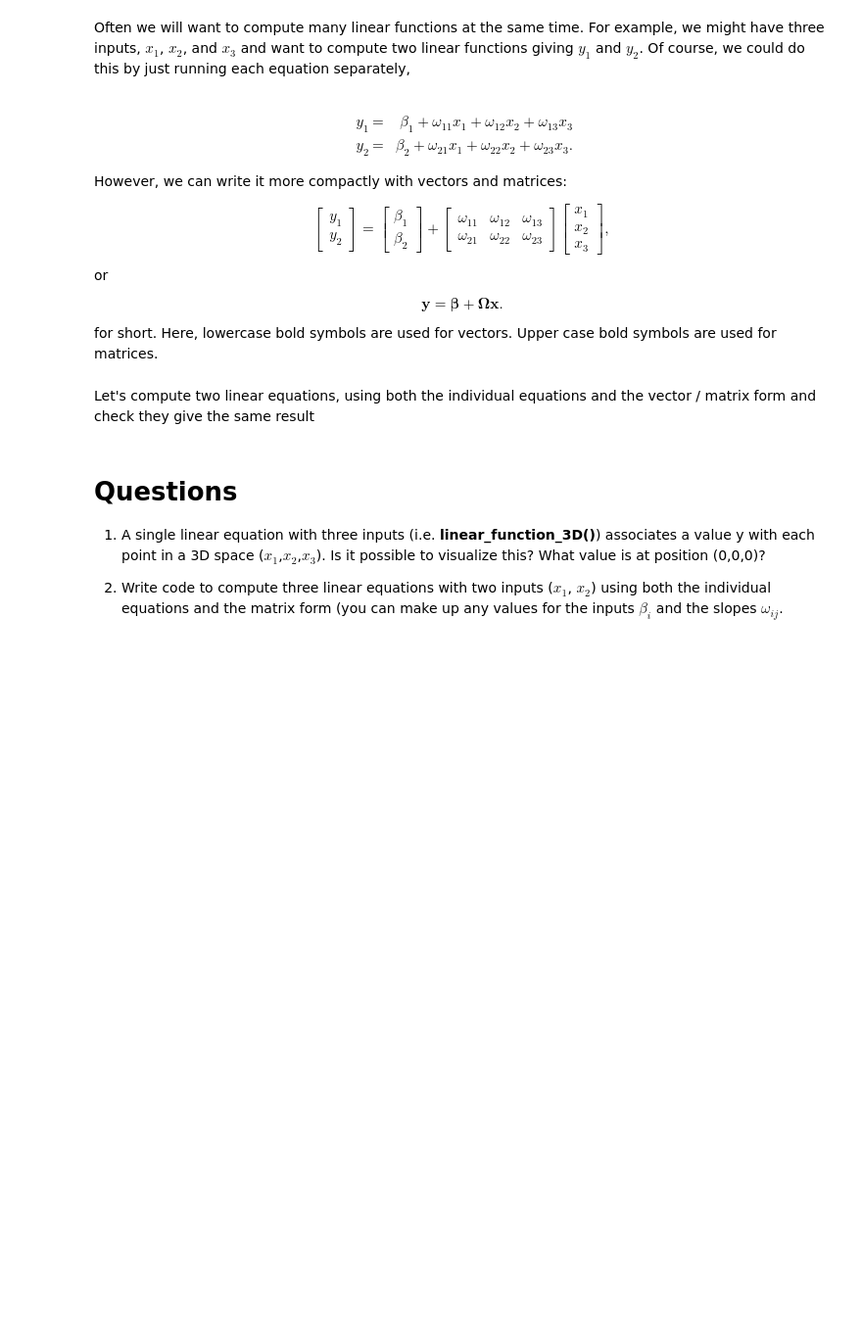
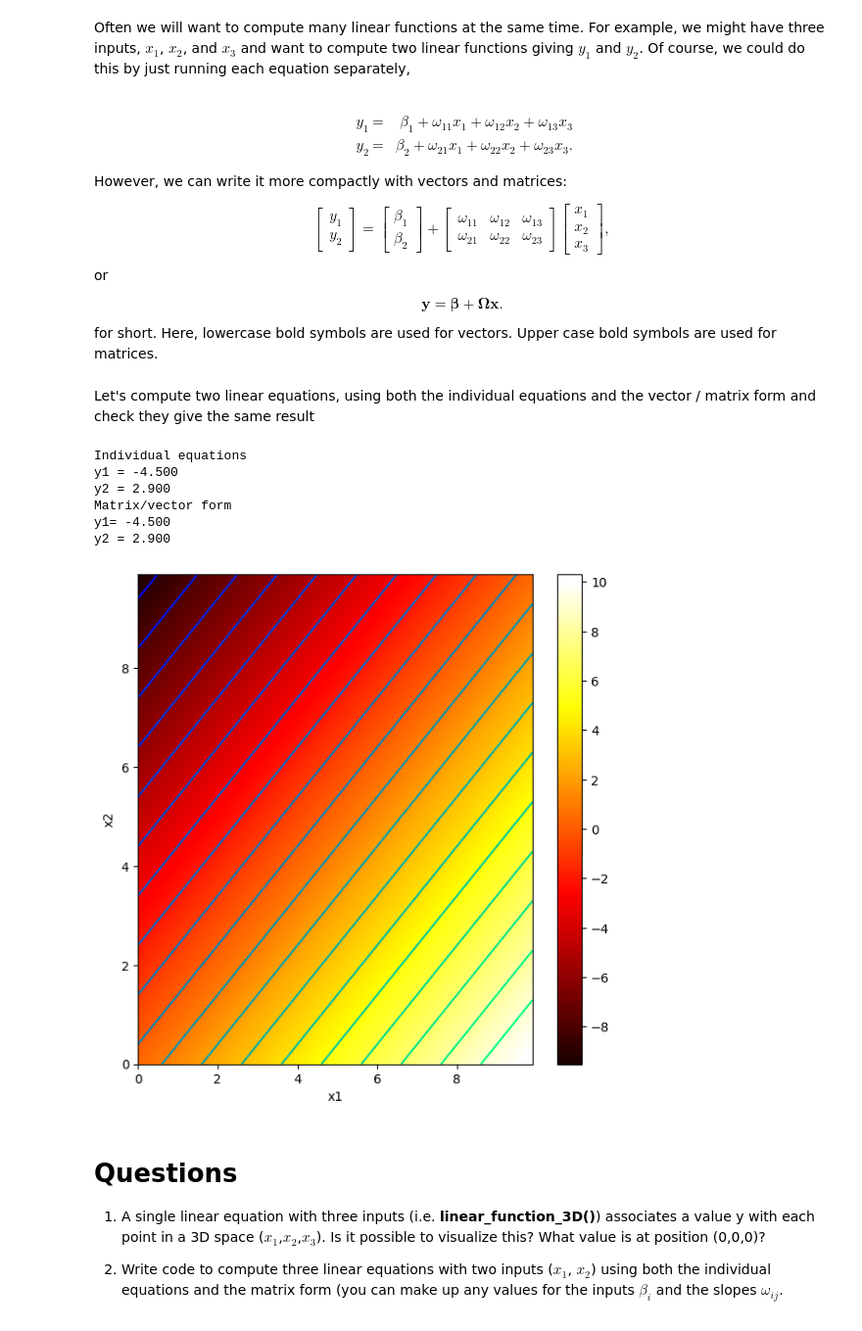
Before and after one commit to nguille0307/n8n-guille, a Jupyter notebook: Notebooks/Chap01/1_1_BackgroundMathematics.ipynb, the cells around one changed output. Shown at 98% size. Drawn from its saved outputs; the diff is of its cells as text; code cells hidden in the pictures; blank space fills up the shorter version.

```diff
--- a/Notebooks/Chap01/1_1_BackgroundMathematics.ipynb
+++ b/Notebooks/Chap01/1_1_BackgroundMathematics.ipynb
@@ -127,7 +127,7 @@ for short.  Here, lowercase bold symbols are used for vectors.  Upper case bold
 # Define a linear function with three inputs, x1, x2, and x_3
 def linear_function_3D(x1,x2,x3,beta,omega1,omega2,omega3):
   # TODO -- replace the code below with formula for a single 3D linear equation
-  y = x1
+  y = beta + x1*omega1 + x2*omega2 + x3*omega3
 
   return y
 # %% [markdown]
@@ -153,9 +153,44 @@ omega_mat = np.array([[omega11,omega12,omega13],[omega21,omega22,omega23]])
 x_vec = np.array([[x1], [x2], [x3]])
 
 # Compute with vector/matrix form
-y_vec = beta_vec+np.matmul(omega_mat, x_vec)
+y_vec = beta_vec + omega_mat @ x_vec
 print("Matrix/vector form")
 print('y1= %3.3f\ny2 = %3.3f'%((y_vec[0][0],y_vec[1][0])))
+# %% [output]
+Individual equations
+y1 = -4.500
+y2 = 2.900
+Matrix/vector form
+y1= -4.500
+y2 = 2.900
+# %%
+def draw_3D_function(x1_mesh, x2_mesh, y):
+    fig, ax = plt.subplots()
+    fig.set_size_inches(7, 7)
+
+    pos = ax.contourf(x1_mesh, x2_mesh, y, levels=256, cmap='hot', vmin=-10, vmax=10.0)
+    fig.colorbar(pos, ax=ax)
+
+    ax.set_xlabel('x1')
+    ax.set_ylabel('x2')
+
+    levels = np.arange(-10, 10, 1.0)
+    ax.contour(x1_mesh, x2_mesh, y, levels=levels, cmap='winter')
+
+    plt.show()
+# %%
+x1 = np.arange(0.0, 10.0, 0.1)
+x2 = np.arange(0.0, 10.0, 0.1)
+x1_mesh, x2_mesh = np.meshgrid(x1, x2)
+
+x3_fijo = 2.0  # fijas x3 en un valor
+
+beta = -0.6; omega1 = 1.0; omega2 = -1.0; omega3 = 0.5
+y = linear_function_3D(x1_mesh, x2_mesh, x3_fijo, beta, omega1, omega2, omega3)
+
+draw_3D_function(x1_mesh, x2_mesh, y)
+# %% [output]
+[figure, added]
 # %% [markdown]
 # Questions
 
```
Also changed, not shown: parts of 2 cells of this notebook.
